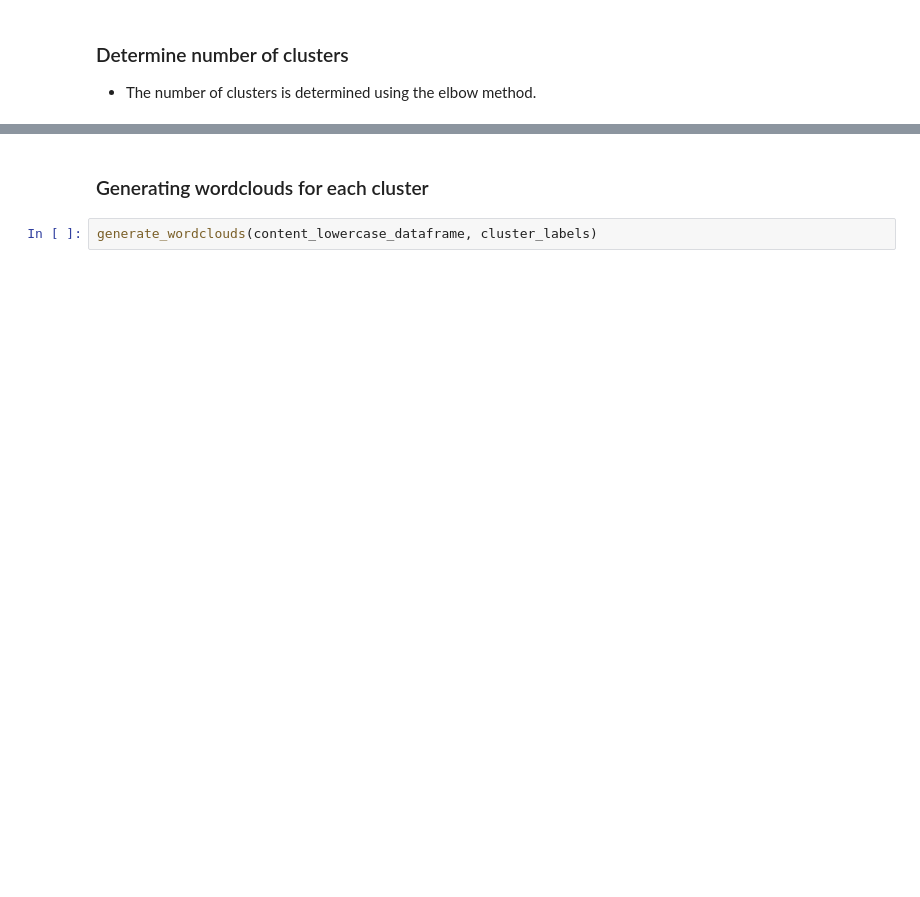
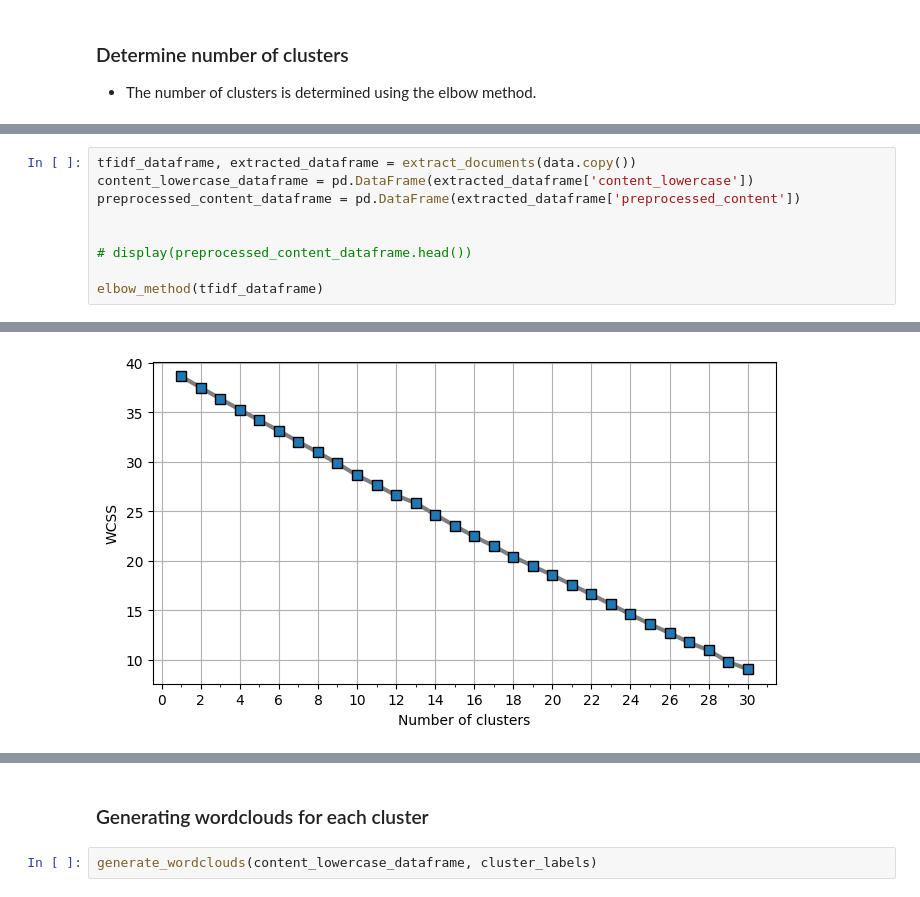
Before and after one commit to davidschep/NewsComparison, a Jupyter notebook: Jupyter_notebook_handin.ipynb, the cells around one changed output, grey strips where cells are left out. Saved outputs shown, nothing was run; the diff lists cells and outputs as text; blank space fills up the shorter version.

```diff
--- a/Jupyter_notebook_handin.ipynb
+++ b/Jupyter_notebook_handin.ipynb
@@ -944,0 +951,10 @@ elbow_method(tfidf_dataframe)
+# %%
+tfidf_dataframe, extracted_dataframe = extract_documents(data.copy())
+content_lowercase_dataframe = pd.DataFrame(extracted_dataframe['content_lowercase'])
+preprocessed_content_dataframe = pd.DataFrame(extracted_dataframe['preprocessed_content'])
+
+
+# display(preprocessed_content_dataframe.head())
+
+elbow_method(tfidf_dataframe)
+# %% [output]
@@ -945,3 +964,4 @@ elbow_method(tfidf_dataframe)
+[figure, added]
 # %%
 nr_clusters = 11 # Number of clusters
 
```
Also changed, not shown: parts of 27 cells of this notebook, 1 other file.
